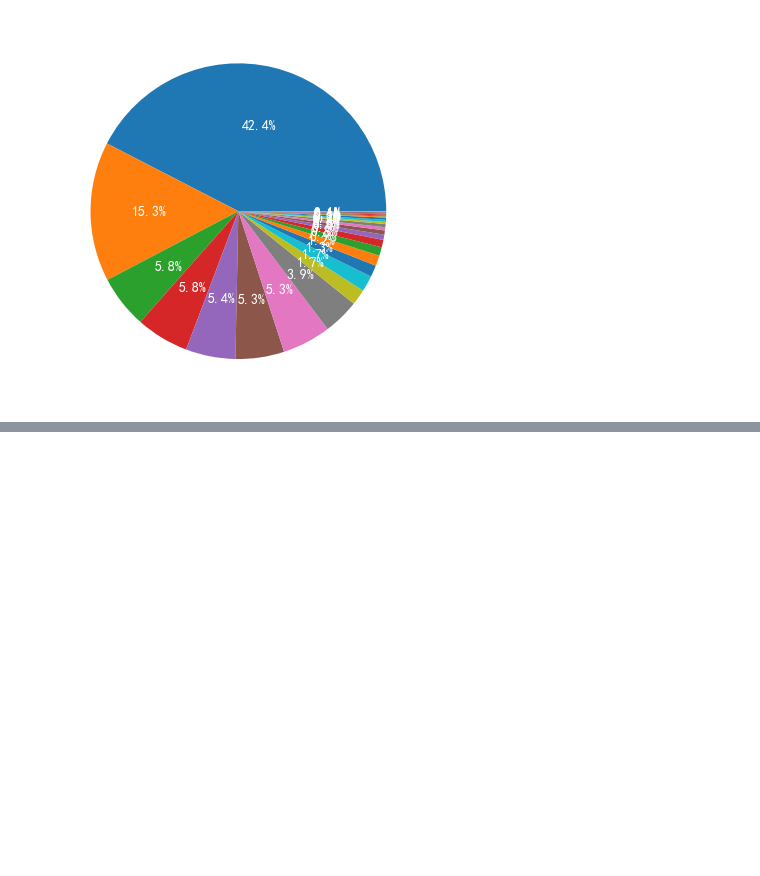
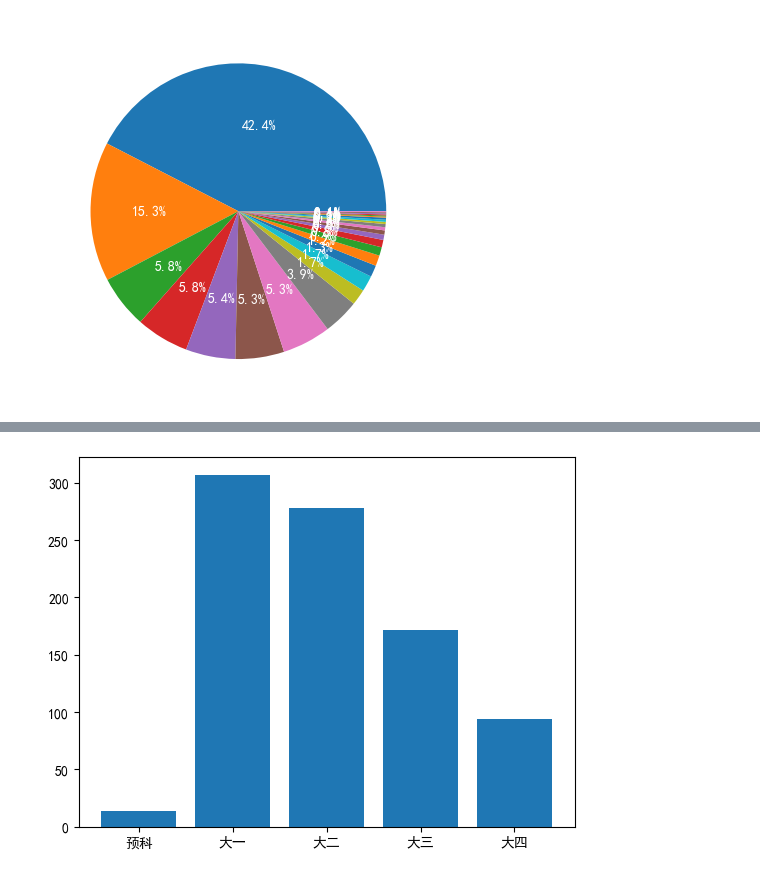
Before and after one commit to zhaomeiliang/homework, a Jupyter notebook: description.ipynb, the cells around one changed output, grey strips where cells are left out. Drawn from its saved outputs; the diff is of its cells as text; code cells hidden in the pictures; blank space fills up the shorter version.

```diff
--- a/description.ipynb
+++ b/description.ipynb
@@ -38,0 +95,11 @@ plt.show()
+# %%
+import matplotlib.pyplot as plt
+
+x = df_result.index
+y = df_result['count'].values
+
+fig, ax = plt.subplots()  # ax 是轴对象
+ax.bar(x, y)
+plt.show()
+# %% [output]
+[figure, added]
```
Also changed, not shown: parts of 10 cells of this notebook, 3 other files.
